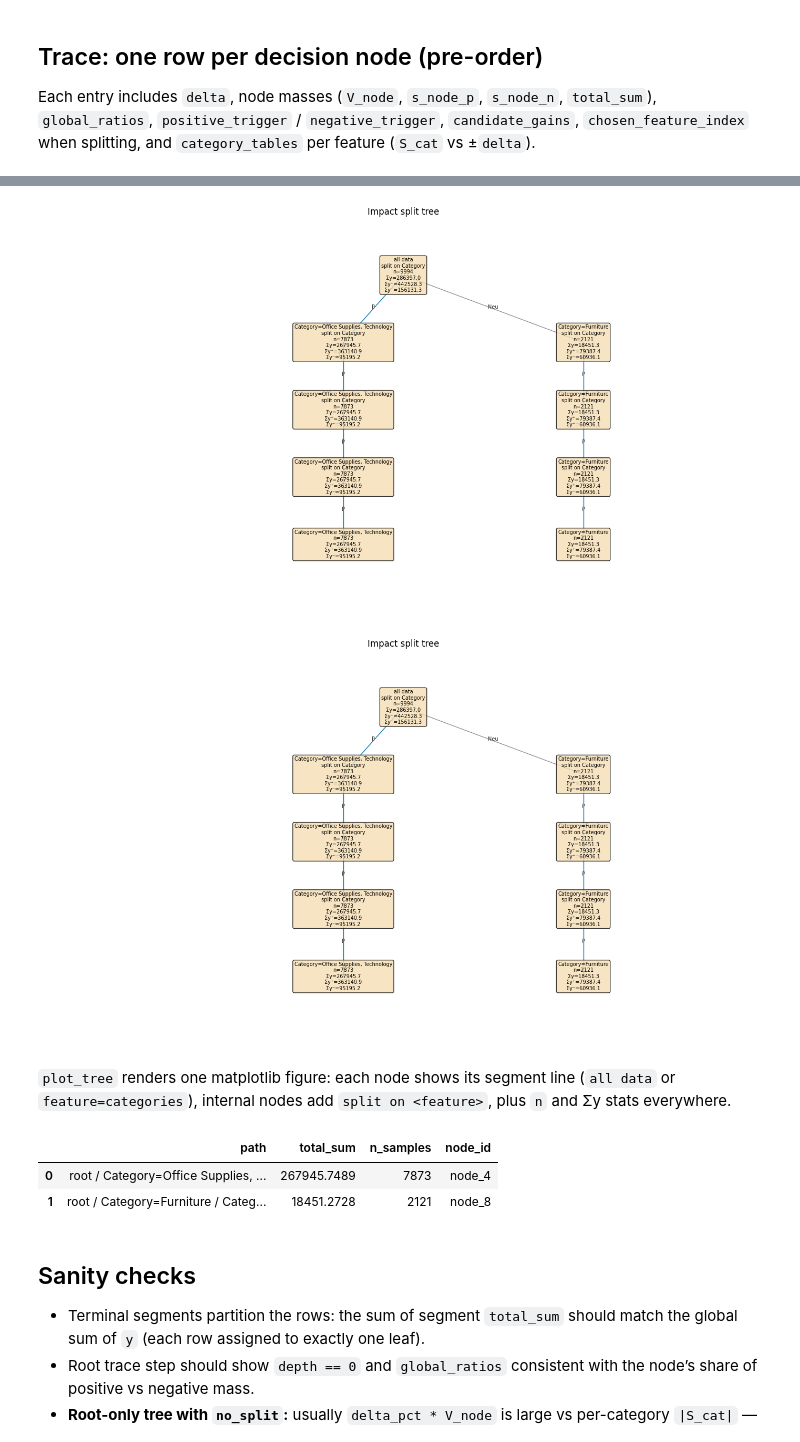
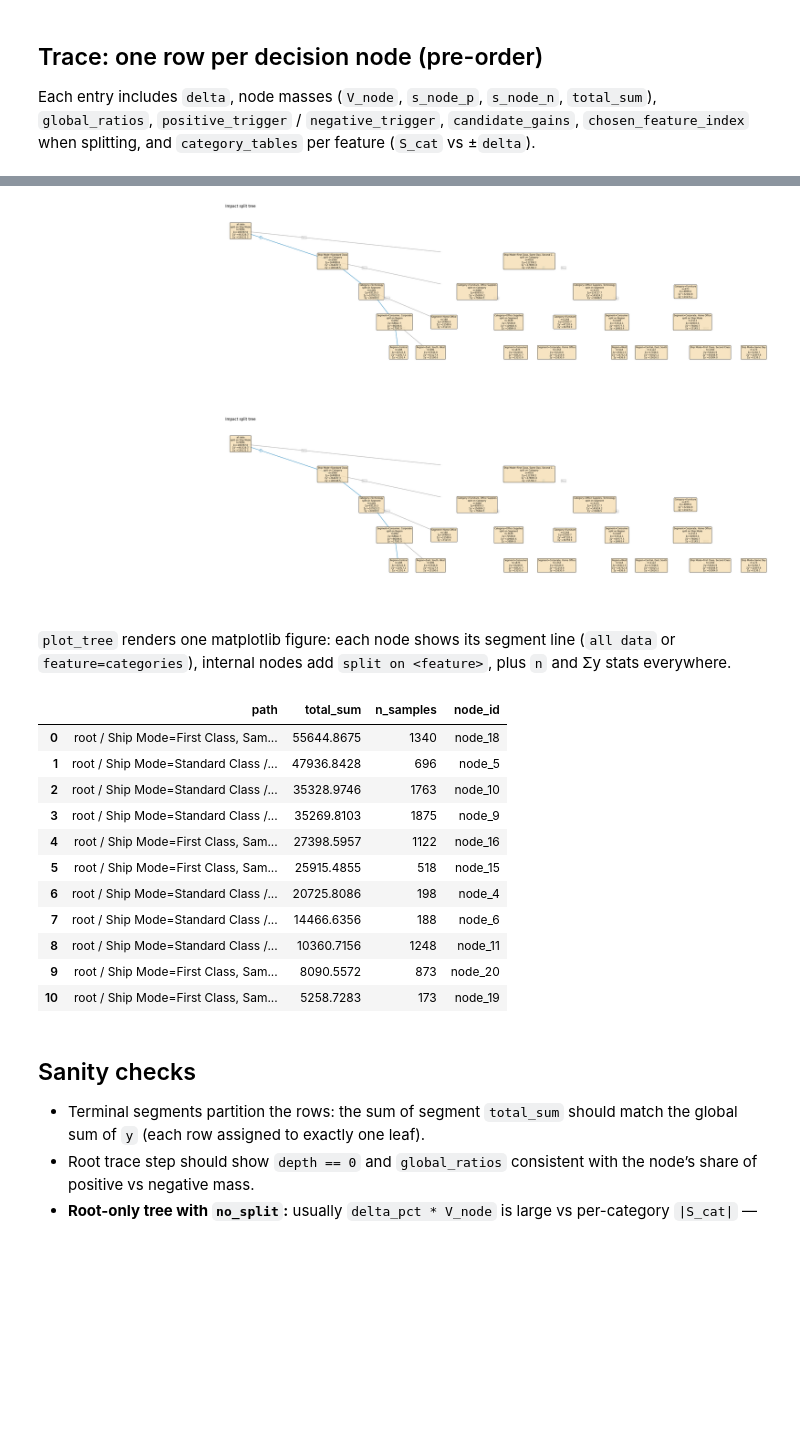
Before and after one commit to euJue07/impact-split, a Jupyter notebook: notebooks/2.0-jde-supermarket-kaggle-trace.ipynb, the cells around one changed output, grey strips where cells are left out. Saved outputs shown, nothing was run; the diff lists cells and outputs as text; code cells hidden in the pictures; blank space fills up the shorter version.

```diff
--- a/notebooks/2.0-jde-supermarket-kaggle-trace.ipynb
+++ b/notebooks/2.0-jde-supermarket-kaggle-trace.ipynb
@@ -83,8 +83,8 @@ rows: 9994 X_df.shape: (9994, 4) y.sum(): 286397.0217
  array([  41.9136,  219.582 ,    6.8714, -383.031 ,    2.5164]))
 # %%
 model = ImpactSplitter(
-    delta_pct=0.05,
-    min_global_impact_pct=0.01,
+    delta_pct=0.2,
+    min_global_impact_pct=0.05,
     max_depth=4,
 )
 model.fit(X_df, y, trace=True)
@@ -367,9 +378,9 @@ Category assignment (chosen feature):
 ... (truncated; increase `shown` limit to inspect more splits)
 # %%
-model.plot_tree(figsize=(14, 8))
+model.plot_tree(figsize=(20, 10))
 # %% [output]
-[figure, old version]
+[figure, new version]
-[figure, old version]
+[figure, new version]
 # %% [markdown]
 `plot_tree` renders one matplotlib figure: each node shows its segment line (`all data` or `feature=categories`), internal nodes add `split on <feature>`, plus `n` and Σy stats everywhere.
 # %%
@@ -377,8 +388,17 @@ segments = model.get_impact_segments()
 segments.head(15)
 # %% [output]
 |  | path | total_sum | n_samples | node_id |
-| 0 | root / Category=Office Supplies, ... | 267945.7489 | 7873 | node_4 |
-| 1 | root / Category=Furniture / Categ... | 18451.2728 | 2121 | node_8 |
+| 0 | root / Ship Mode=First Class, Sam... | 55644.8675 | 1340 | node_18 |
+| 1 | root / Ship Mode=Standard Class /... | 47936.8428 | 696 | node_5 |
+| 2 | root / Ship Mode=Standard Class /... | 35328.9746 | 1763 | node_10 |
+| 3 | root / Ship Mode=Standard Class /... | 35269.8103 | 1875 | node_9 |
+| 4 | root / Ship Mode=First Class, Sam... | 27398.5957 | 1122 | node_16 |
+| 5 | root / Ship Mode=First Class, Sam... | 25915.4855 | 518 | node_15 |
+| 6 | root / Ship Mode=Standard Class /... | 20725.8086 | 198 | node_4 |
+| 7 | root / Ship Mode=Standard Class /... | 14466.6356 | 188 | node_6 |
+| 8 | root / Ship Mode=Standard Class /... | 10360.7156 | 1248 | node_11 |
+| 9 | root / Ship Mode=First Class, Sam... | 8090.5572 | 873 | node_20 |
+| 10 | root / Ship Mode=First Class, Sam... | 5258.7283 | 173 | node_19 |
 # %% [markdown]
 ## Sanity checks
 
```
Also changed, not shown: parts of 7 cells of this notebook, 18 other files.
